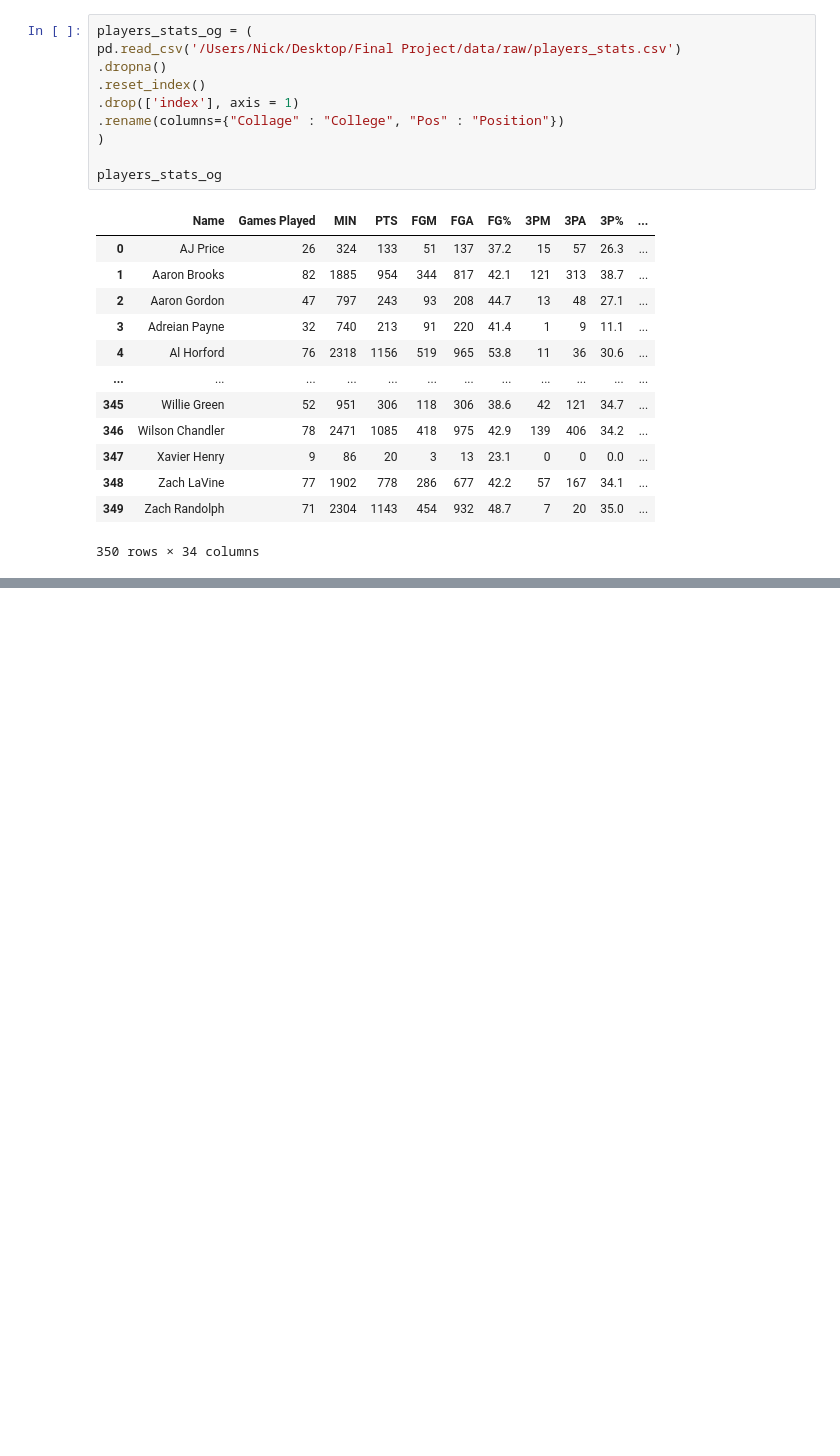
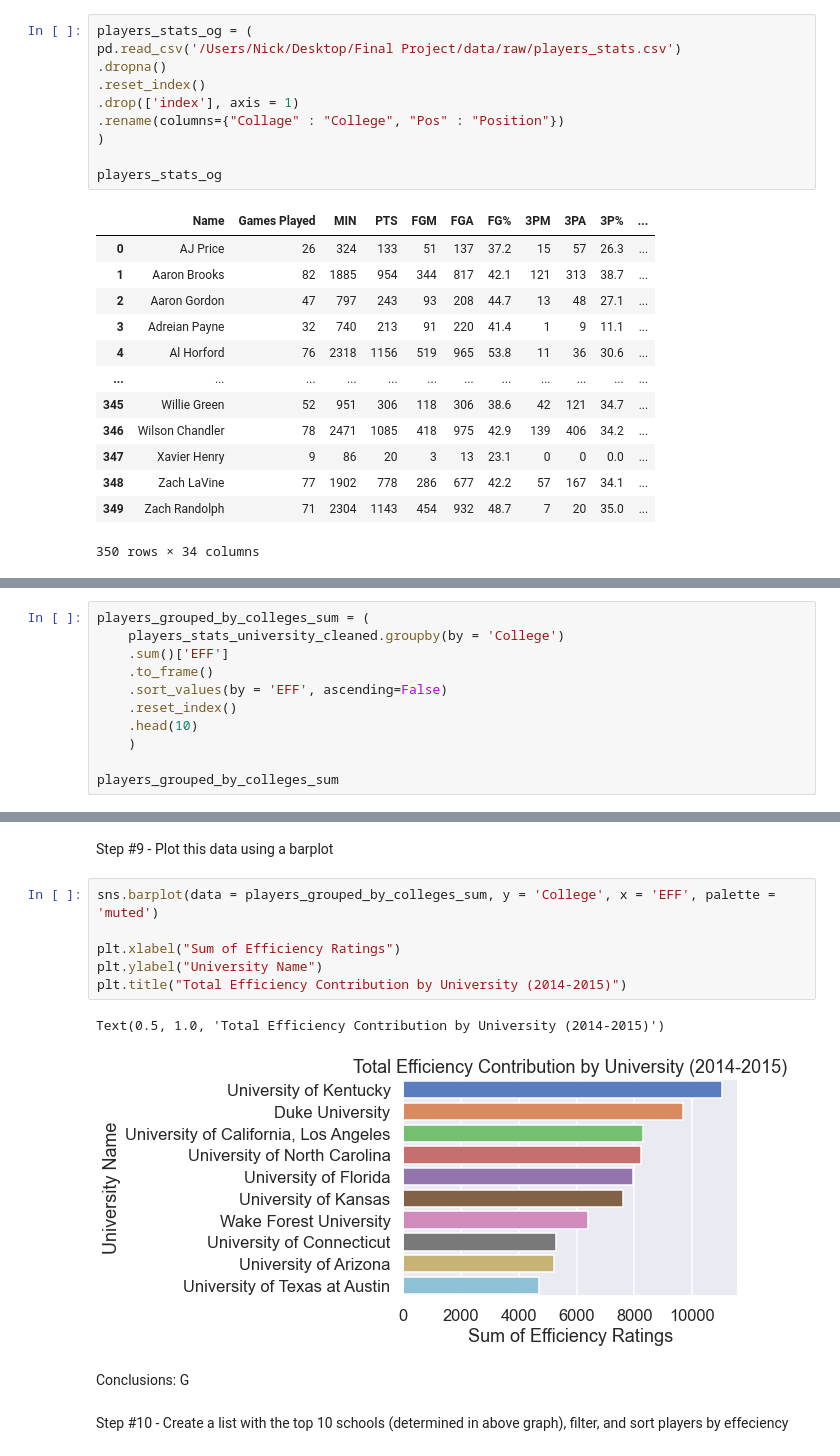
Before and after one commit to data301-2020-winter1/course-project-group_6008, a Jupyter notebook: analysis/Joint Analysis/nick_final_analysis.ipynb, the cells around one changed output, grey strips where cells are left out. Saved outputs shown, nothing was run; the diff lists cells and outputs as text; blank space fills up the shorter version.

```diff
--- a/analysis/Joint Analysis/nick_final_analysis.ipynb
+++ b/analysis/Joint Analysis/nick_final_analysis.ipynb
@@ -170,0 +142,11 @@ players_stats_C
+# %%
+players_grouped_by_colleges_sum = (
+    players_stats_university_cleaned.groupby(by = 'College')
+    .sum()['EFF']
+    .to_frame()
+    .sort_values(by = 'EFF', ascending=False)
+    .reset_index()
+    .head(10)
+    )
+
+players_grouped_by_colleges_sum
@@ -170,0 +165,15 @@ players_stats_C
+# %% [markdown]
+Step #9 - Plot this data using a barplot
+# %%
+sns.barplot(data = players_grouped_by_colleges_sum, y = 'College', x = 'EFF', palette = 'muted')
+
+plt.xlabel("Sum of Efficiency Ratings")
+plt.ylabel("University Name")
+plt.title("Total Efficiency Contribution by University (2014-2015)")
+# %% [output]
+Text(0.5, 1.0, 'Total Efficiency Contribution by University (2014-2015)')
+[figure, added]
+# %% [markdown]
+Conclusions: G
+# %% [markdown]
+Step #10 - Create a list with the top 10 schools (determined in above graph), filter, and sort players by effeciency
```
Also changed, not shown: parts of 35 cells of this notebook.
